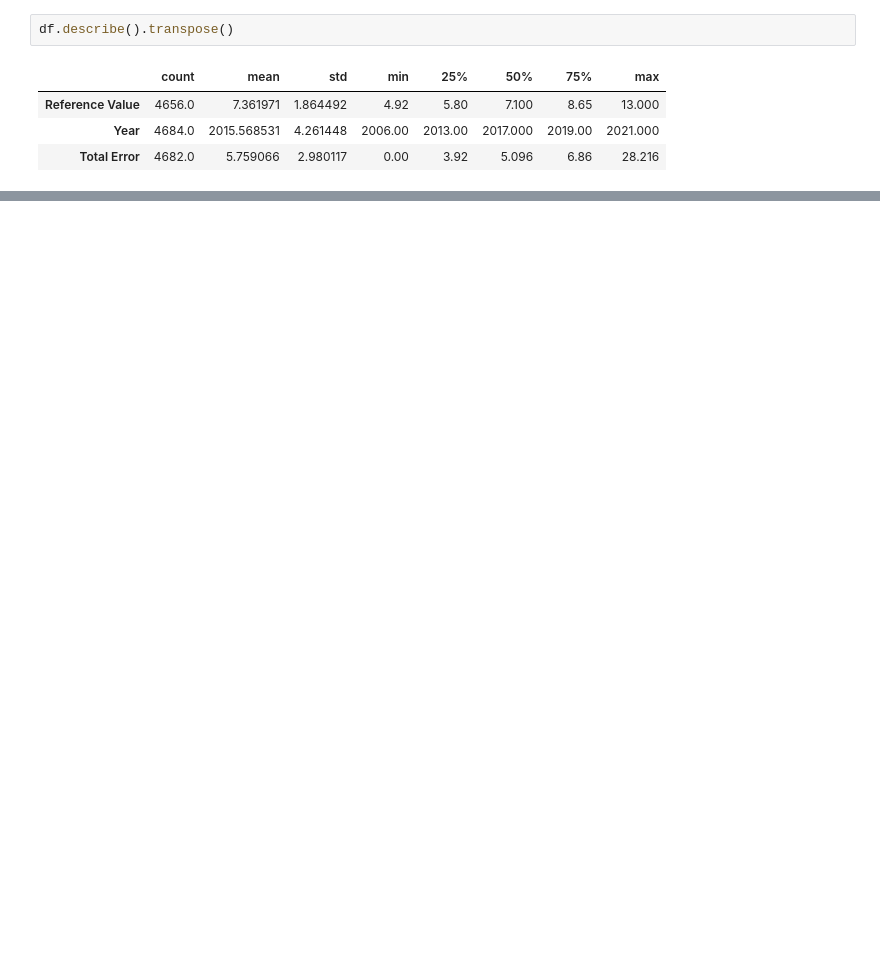
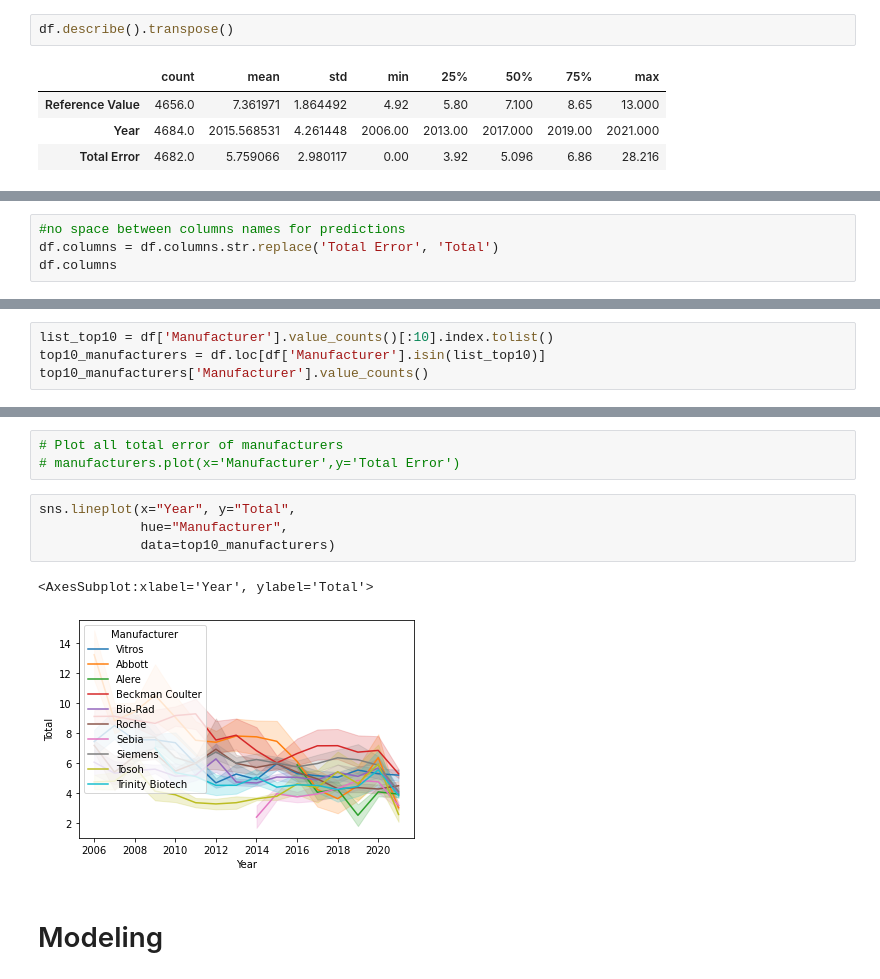
Before and after one commit to DSa-HbA1c/Predictions, a Jupyter notebook: Prediction._analyse.ipynb, the cells around one changed output, grey strips where cells are left out. Cells and saved outputs as stored; diff of their text form; blank space fills up the shorter version.

```diff
--- a/Prediction._analyse.ipynb
+++ b/Prediction._analyse.ipynb
@@ -84,0 +137,4 @@ df.describe().transpose()
+# %%
+#no space between columns names for predictions
+df.columns = df.columns.str.replace('Total Error', 'Total')
+df.columns
@@ -84,0 +146,4 @@ df.describe().transpose()
+# %%
+list_top10 = df['Manufacturer'].value_counts()[:10].index.tolist()
+top10_manufacturers = df.loc[df['Manufacturer'].isin(list_top10)]
+top10_manufacturers['Manufacturer'].value_counts()
@@ -84,0 +189,12 @@ df.describe().transpose()
+# %%
+# Plot all total error of manufacturers
+# manufacturers.plot(x='Manufacturer',y='Total Error')
+# %%
+sns.lineplot(x="Year", y="Total",
+             hue="Manufacturer",
+             data=top10_manufacturers)
+# %% [output]
+<AxesSubplot:xlabel='Year', ylabel='Total'>
+[figure, added]
+# %% [markdown]
+# Modeling
```
Also changed, not shown: parts of 12 cells of this notebook.
